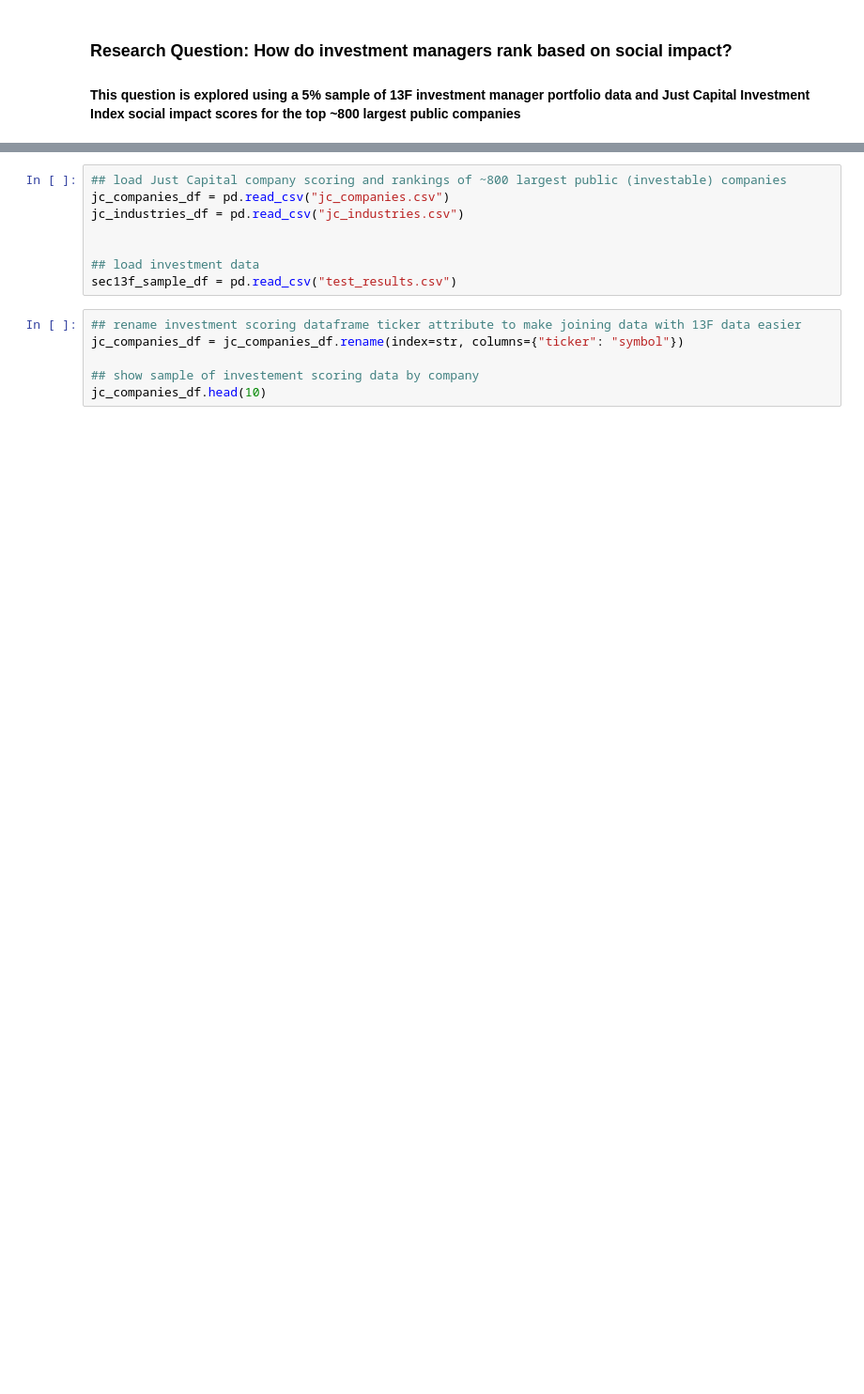
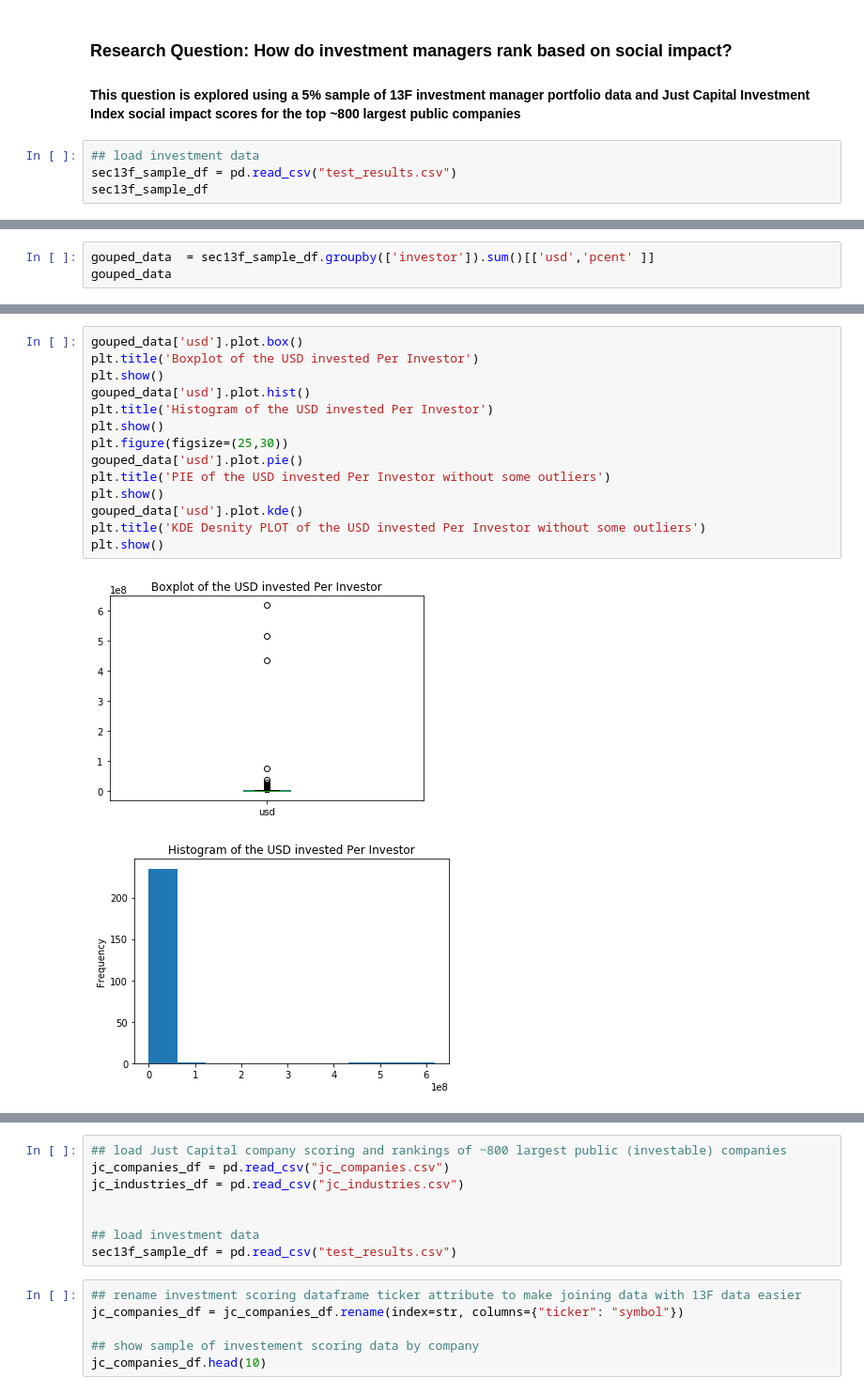
Before and after one commit to dcleres/investing_for_social_good, a Jupyter notebook: just capital/Just Capital Scoring.ipynb, the cells around one changed output, grey strips where cells are left out. Shown at 94% size. Saved outputs shown, nothing was run; the diff lists cells and outputs as text; blank space fills up the shorter version.

```diff
--- a/just capital/Just Capital Scoring.ipynb
+++ b/just capital/Just Capital Scoring.ipynb
@@ -6,3 +19,7 @@ pd.set_option('display.max_columns', 500)
 # %% [markdown]
 ### Research Question: How do investment managers rank based on social impact?
 #### This question is explored using a 5% sample of 13F investment manager portfolio data and Just Capital Investment Index social impact scores for the top ~800 largest public companies
+# %%
+## load investment data
+sec13f_sample_df = pd.read_csv("test_results.csv")
+sec13f_sample_df
@@ -8,0 +47,3 @@ pd.set_option('display.max_columns', 500)
+# %%
+gouped_data  = sec13f_sample_df.groupby(['investor']).sum()[['usd','pcent' ]]
+gouped_data
@@ -8,0 +70,17 @@ pd.set_option('display.max_columns', 500)
+# %%
+gouped_data['usd'].plot.box()
+plt.title('Boxplot of the USD invested Per Investor')
+plt.show()
+gouped_data['usd'].plot.hist()
+plt.title('Histogram of the USD invested Per Investor')
+plt.show()
+plt.figure(figsize=(25,30))
+gouped_data['usd'].plot.pie()
+plt.title('PIE of the USD invested Per Investor without some outliers')
+plt.show()
+gouped_data['usd'].plot.kde()
+plt.title('KDE Desnity PLOT of the USD invested Per Investor without some outliers')
+plt.show()
+# %% [output]
+[figure, added]
+[figure, added]
```
Also changed, not shown: parts of 21 cells of this notebook, 2 other files.
